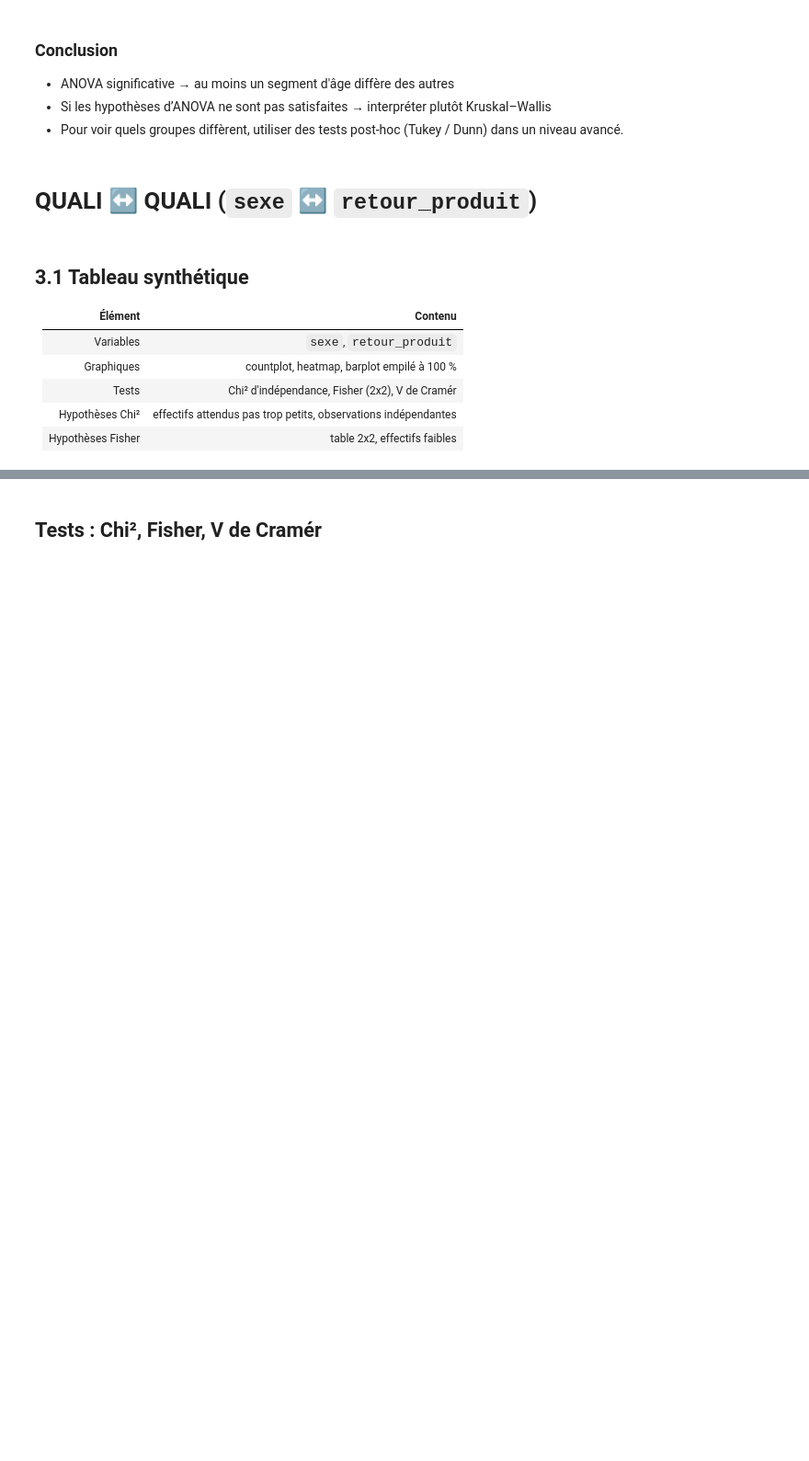
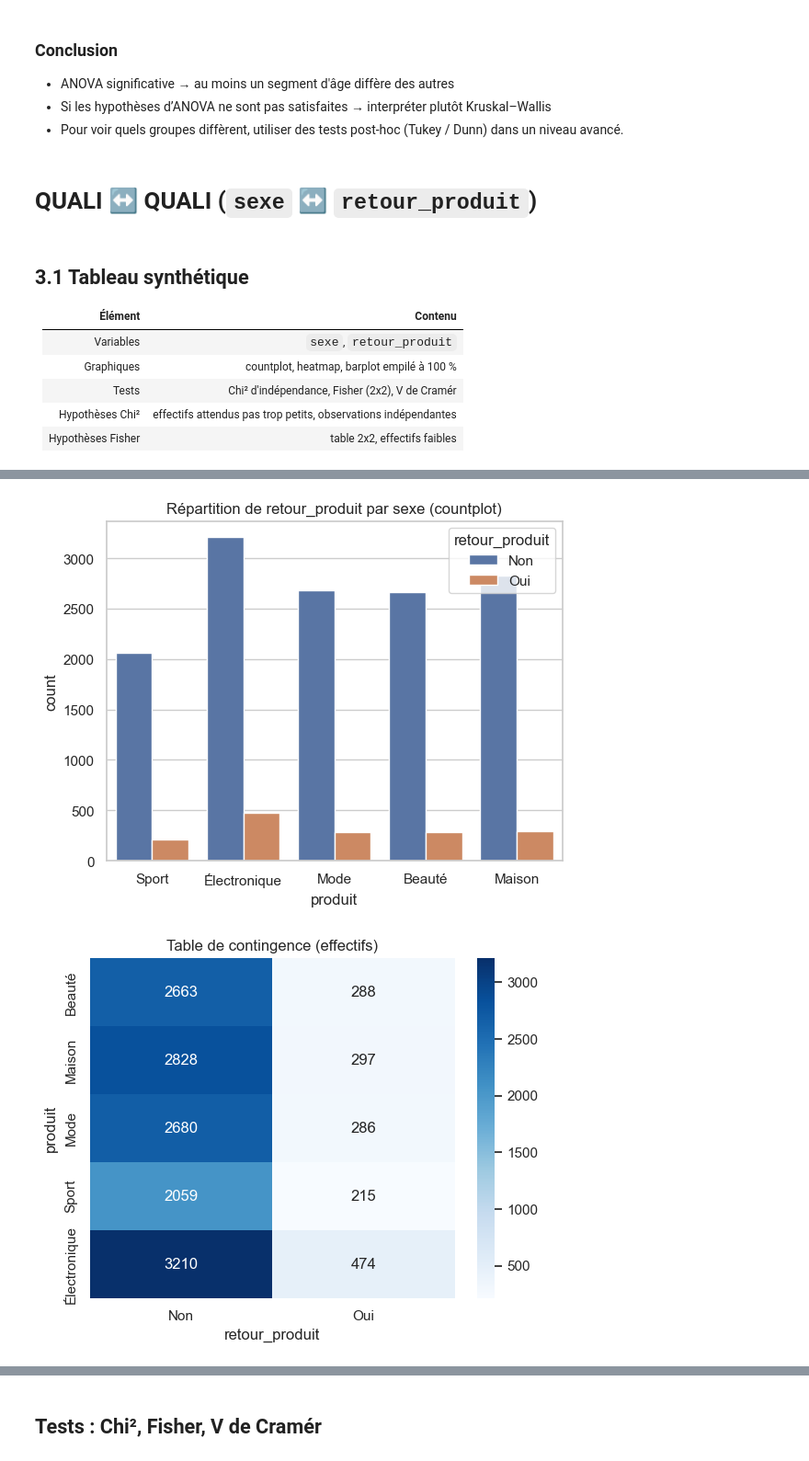
Before and after one commit to natachanj/Bootcamp-Acc-l-rateur-IA-Cohorte-1, a Jupyter notebook: Semaine2/Session2/01_Analyse_bivarie_tests_complet.ipynb, the cells around one changed output, grey strips where cells are left out. Shown at 92% size. Drawn from its saved outputs; the diff is of its cells as text; code cells hidden in the pictures; blank space fills up the shorter version.

```diff
--- a/Semaine2/Session2/01_Analyse_bivarie_tests_complet.ipynb
+++ b/Semaine2/Session2/01_Analyse_bivarie_tests_complet.ipynb
@@ -10,11 +10,10 @@ import numpy as np
 import matplotlib.pyplot as plt
 from scipy import stats
 
-try:
-    import seaborn as sns
-    sns.set(style="whitegrid")
-except ImportError:
-    sns = None
+
+import seaborn as sns
+sns.set(style="whitegrid")
+
 
 df = pd.read_csv("ecommerce_dataset.csv")
 df.head()
@@ -325,7 +391,7 @@ print(f"H = {kw_stat:.3f}, p = {kw_p:.3e}")
 | Hypothèses Fisher | table 2x2, effectifs faibles |
 # %%
 
-var_q1 = "sexe"
+var_q1 = "produit"
 var_q2 = "retour_produit"
 
 table = pd.crosstab(df[var_q1], df[var_q2])
@@ -338,27 +420,30 @@ table_prop
 # %%
 
-if sns is not None:
-    plt.figure()
-    sns.countplot(x=var_q1, hue=var_q2, data=df)
-    plt.title("Répartition de retour_produit par sexe (countplot)")
-    plt.show()
 
-    plt.figure()
-    sns.heatmap(table, annot=True, fmt="d", cmap="Blues")
-    plt.title("Table de contingence (effectifs)")
-    plt.ylabel(var_q1)
-    plt.xlabel(var_q2)
-    plt.show()
+plt.figure()
+sns.countplot(x=var_q1, hue=var_q2, data=df)
+plt.title("Répartition de retour_produit par sexe (countplot)")
+plt.show()
 
-    plt.figure()
-    sns.heatmap(table_prop, annot=True, fmt=".1f", cmap="Blues")
-    plt.title("Table de contingence (proportions %)")
-    plt.ylabel(var_q1)
-    plt.xlabel(var_q2)
-    plt.show()
+plt.figure()
+sns.heatmap(table, annot=True, fmt="d", cmap="Blues")
+plt.title("Table de contingence (effectifs)")
+plt.ylabel(var_q1)
+plt.xlabel(var_q2)
+plt.show()
+
+plt.figure()
+sns.heatmap(table_prop, annot=True, fmt=".1f", cmap="Blues")
+plt.title("Table de contingence (proportions %)")
+plt.ylabel(var_q1)
+plt.xlabel(var_q2)
+plt.show()
 
 table_prop.plot(kind="bar", stacked=True)
 plt.ylabel("Pourcentage")
 plt.title("Retour produit (%) par sexe")
 plt.legend(title=var_q2)
 plt.show()
+# %% [output]
+[figure, added]
+[figure, added]
```
Also changed, not shown: parts of 19 cells of this notebook, 10 other files.
